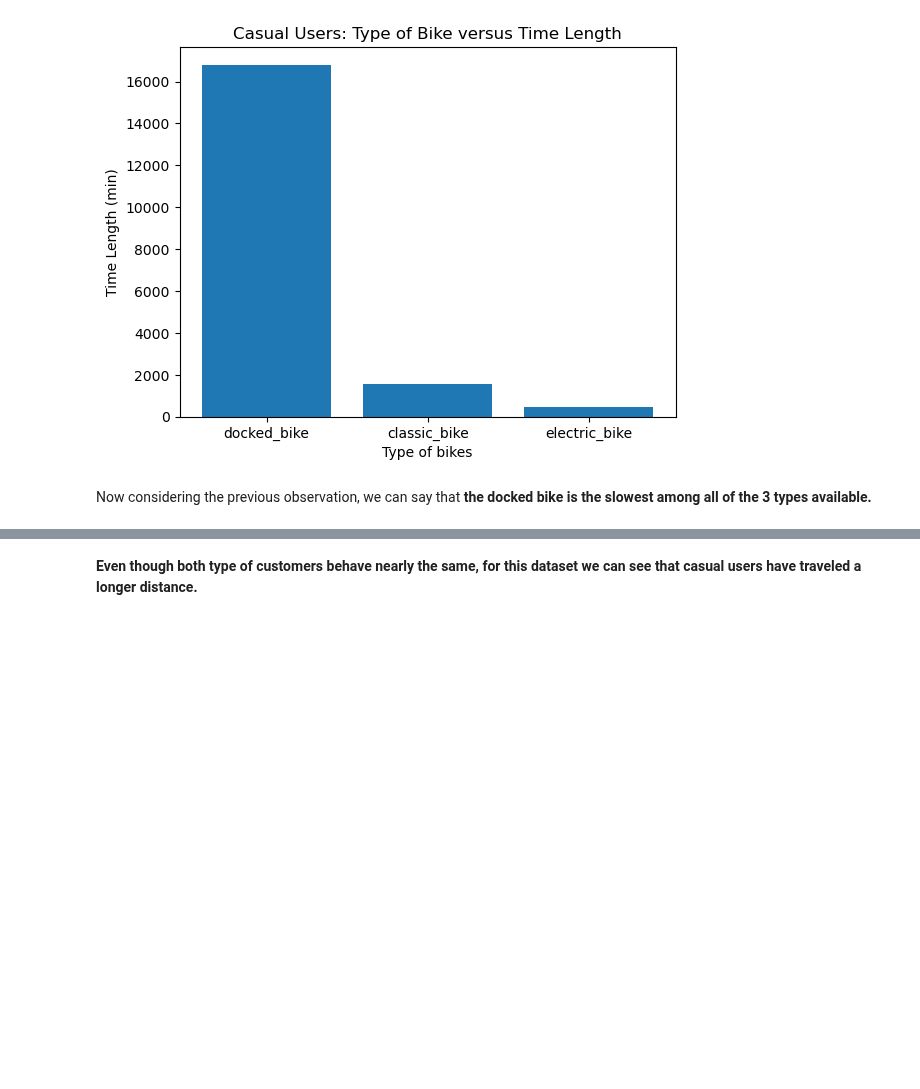
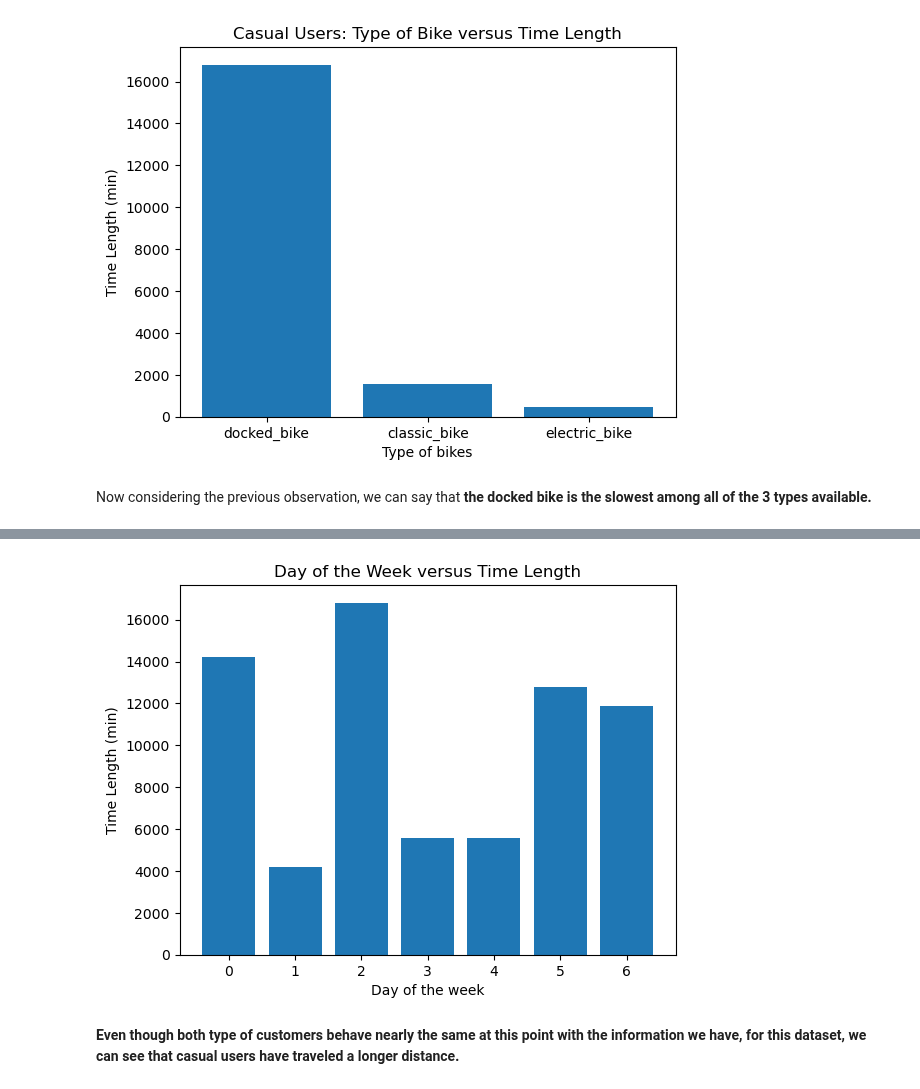
Before and after one commit to Lau397/Case_Study_Bike-Share, a Jupyter notebook: DA_Cyclistic.ipynb, the cells around one changed output, grey strips where cells are left out. Drawn from its saved outputs; the diff is of its cells as text; code cells hidden in the pictures; blank space fills up the shorter version.

```diff
--- a/DA_Cyclistic.ipynb
+++ b/DA_Cyclistic.ipynb
@@ -847,0 +858,8 @@ plt.show()
+# %%
+plt.bar(x = df_bikes["day_of_week"], height=df_bikes["time_length (min)"])
+plt.title("Day of the Week versus Time Length")
+plt.xlabel("Day of the week")
+plt.ylabel("Time Length (min)")
+plt.show()
+# %% [output]
+[figure, added]
@@ -848,2 +872,2 @@ plt.show()
 # %% [markdown]
-**Even though both type of customers behave nearly the same, for this dataset we can see that casual users have traveled a longer distance.**
+**Even though both type of customers behave nearly the same at this point with the information we have, for this dataset, we can see that casual users have traveled a longer distance.**
```
Also changed, not shown: parts of 12 cells of this notebook, 2 other files.
